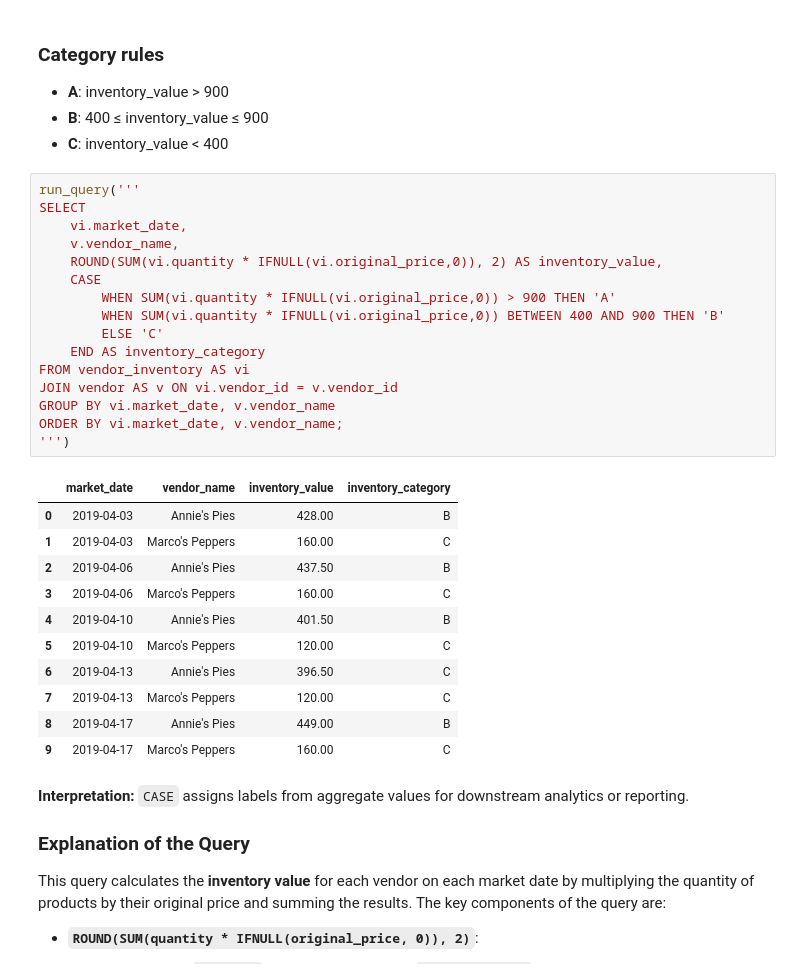
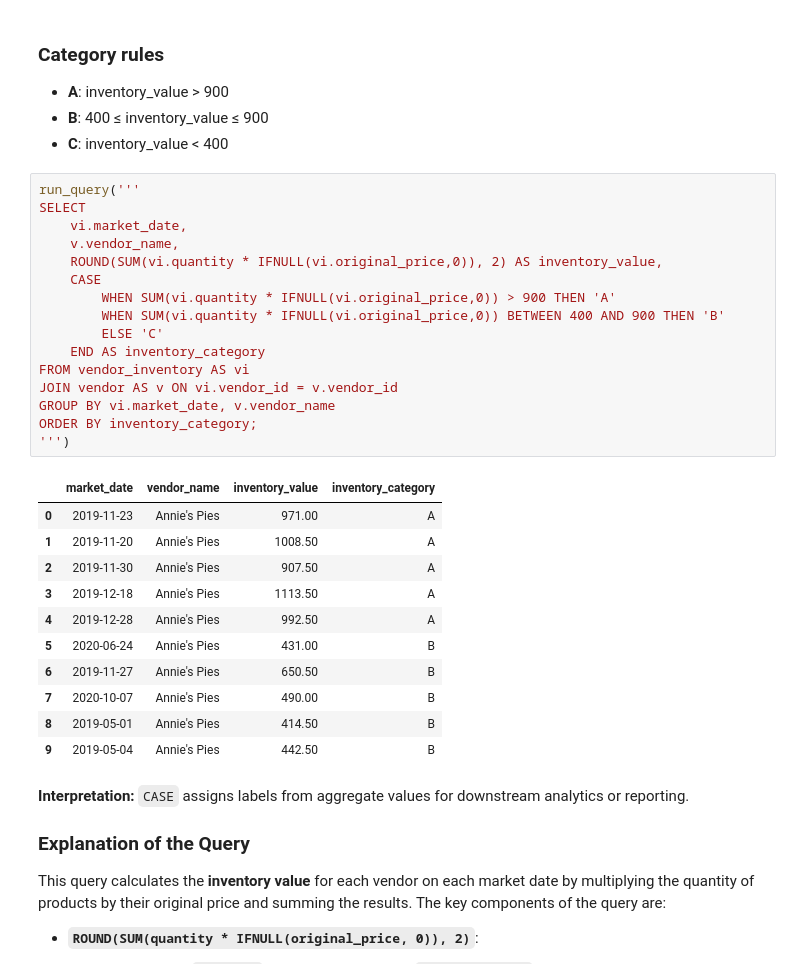
Before and after one commit to WilliamPourmajidi/sql-databases, a Jupyter notebook: Module-6/Module6_All_in_One.ipynb, the cells around one changed output. Saved outputs shown, nothing was run; the diff lists cells and outputs as text.

```diff
--- a/Module-6/Module6_All_in_One.ipynb
+++ b/Module-6/Module6_All_in_One.ipynb
@@ -418,31 +423,31 @@ Apply `CASE` within aggregated results to label groups as A/B/C based on total i
 # %%
 run_query('''
 SELECT
     vi.market_date,
     v.vendor_name,
     ROUND(SUM(vi.quantity * IFNULL(vi.original_price,0)), 2) AS inventory_value,
     CASE
         WHEN SUM(vi.quantity * IFNULL(vi.original_price,0)) > 900 THEN 'A'
         WHEN SUM(vi.quantity * IFNULL(vi.original_price,0)) BETWEEN 400 AND 900 THEN 'B'
         ELSE 'C'
     END AS inventory_category
 FROM vendor_inventory AS vi
 JOIN vendor AS v ON vi.vendor_id = v.vendor_id
 GROUP BY vi.market_date, v.vendor_name
-ORDER BY vi.market_date, v.vendor_name;
+ORDER BY inventory_category;
 ''')
 # %% [output]
 |  | market_date | vendor_name | inventory_value | inventory_category |
-| 0 | 2019-04-03 | Annie's Pies | 428.00 | B |
-| 1 | 2019-04-03 | Marco's Peppers | 160.00 | C |
-| 2 | 2019-04-06 | Annie's Pies | 437.50 | B |
-| 3 | 2019-04-06 | Marco's Peppers | 160.00 | C |
-| 4 | 2019-04-10 | Annie's Pies | 401.50 | B |
-| 5 | 2019-04-10 | Marco's Peppers | 120.00 | C |
-| 6 | 2019-04-13 | Annie's Pies | 396.50 | C |
-| 7 | 2019-04-13 | Marco's Peppers | 120.00 | C |
-| 8 | 2019-04-17 | Annie's Pies | 449.00 | B |
-| 9 | 2019-04-17 | Marco's Peppers | 160.00 | C |
+| 0 | 2019-11-23 | Annie's Pies | 971.00 | A |
+| 1 | 2019-11-20 | Annie's Pies | 1008.50 | A |
+| 2 | 2019-11-30 | Annie's Pies | 907.50 | A |
+| 3 | 2019-12-18 | Annie's Pies | 1113.50 | A |
+| 4 | 2019-12-28 | Annie's Pies | 992.50 | A |
+| 5 | 2020-06-24 | Annie's Pies | 431.00 | B |
+| 6 | 2019-11-27 | Annie's Pies | 650.50 | B |
+| 7 | 2020-10-07 | Annie's Pies | 490.00 | B |
+| 8 | 2019-05-01 | Annie's Pies | 414.50 | B |
+| 9 | 2019-05-04 | Annie's Pies | 442.50 | B |
 # %% [markdown]
 **Interpretation:** `CASE` assigns labels from aggregate values for downstream analytics or reporting.
 
```
Also changed, not shown: parts of 4 cells of this notebook.
